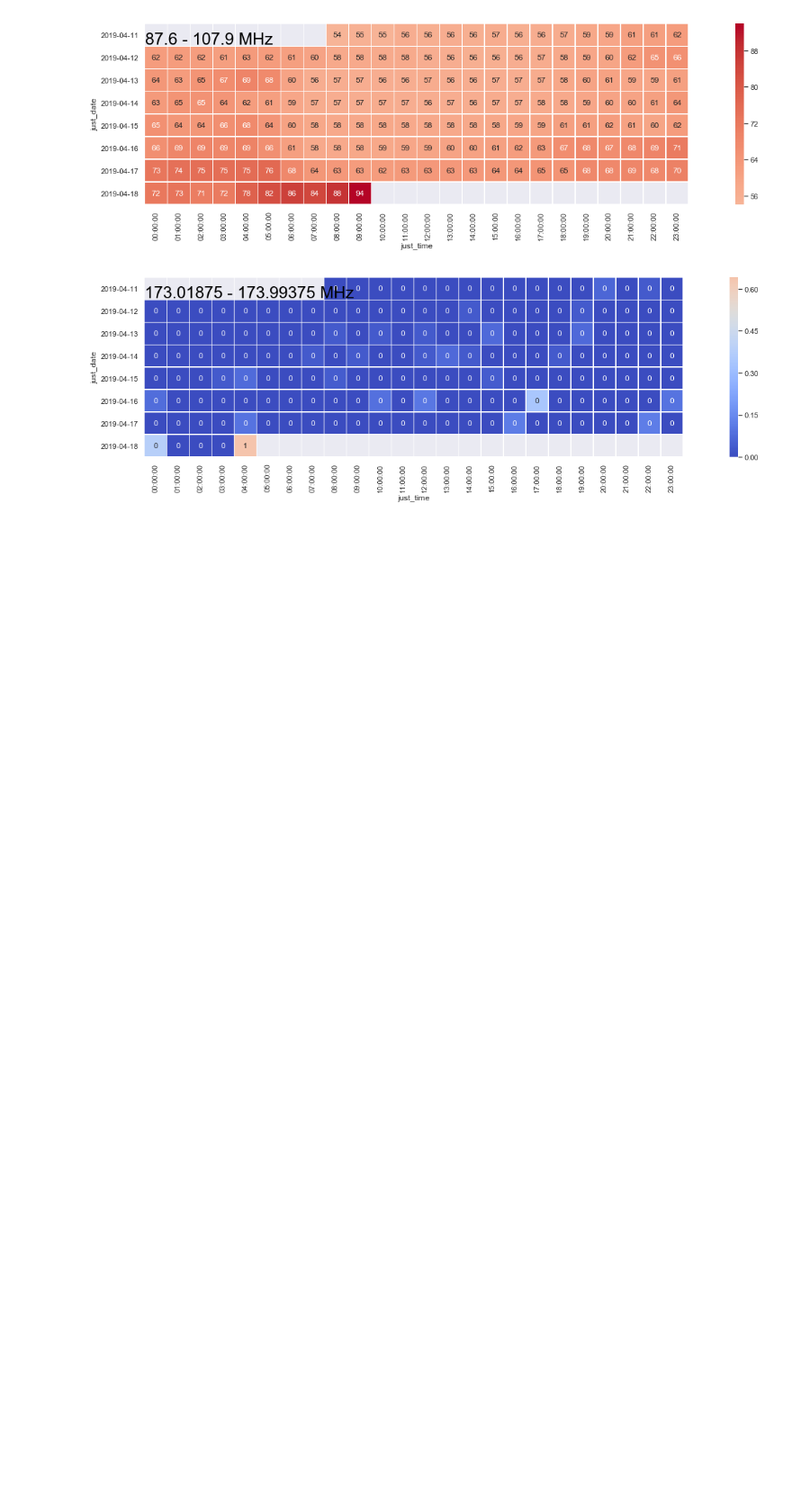
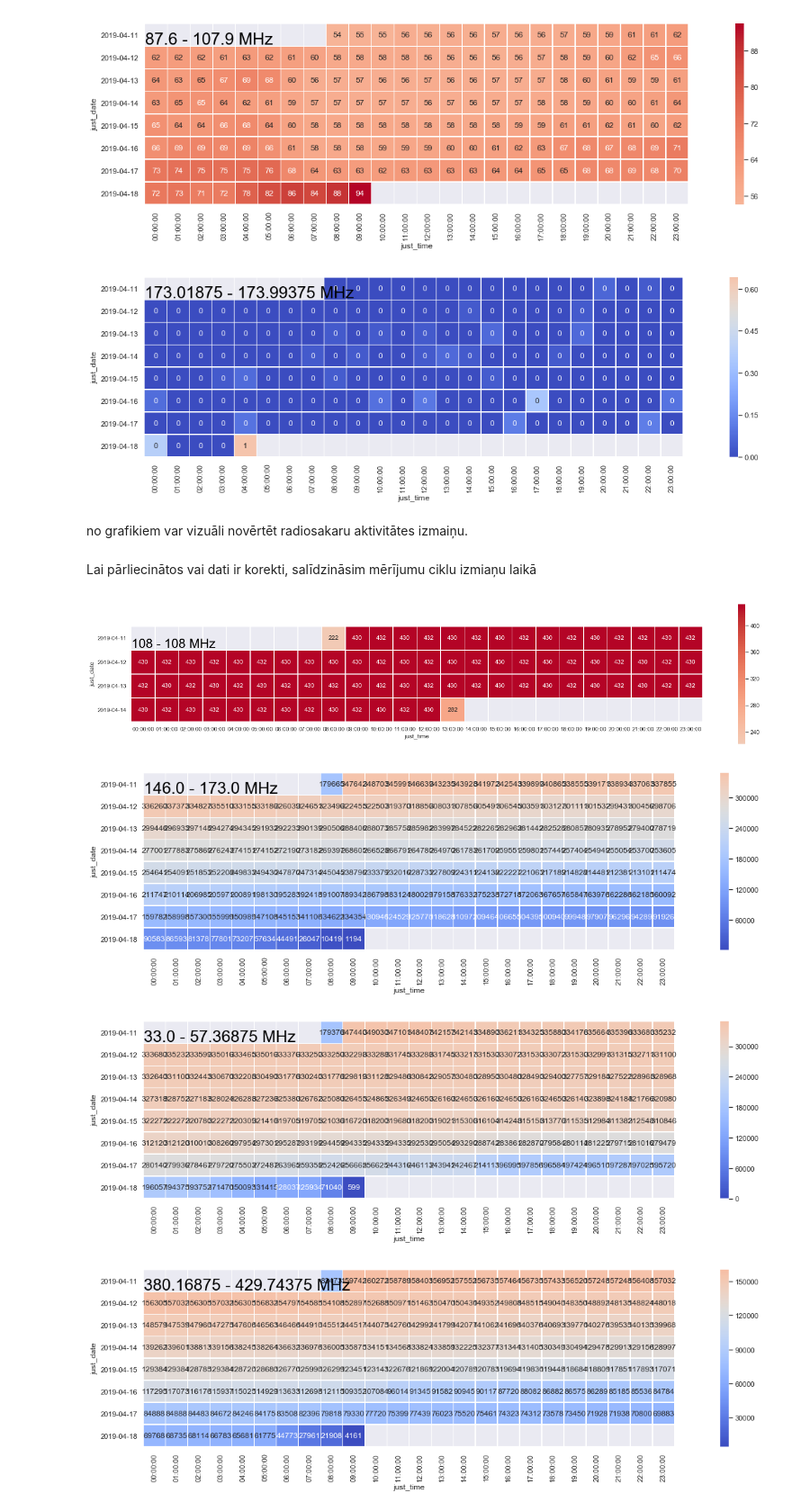
Before and after one commit to ilmars/RCS_Data_Analysis_Python_2019_homeworks, a Jupyter notebook: projekts/projekts.ipynb, the cells around one changed output. Shown at 90% size. Cells and saved outputs as stored; diff of their text form; code cells hidden in the pictures; blank space fills up the shorter version.

```diff
--- a/projekts/projekts.ipynb
+++ b/projekts/projekts.ipynb
@@ -309,3 +316,7 @@ createCharts(10015968)
 [figure]
 [figure]
 [figure]
+# %% [markdown]
+no grafikiem var vizuāli novērtēt radiosakaru aktivitātes izmaiņu.
+# %% [markdown]
+Lai pārliecinātos vai dati ir korekti, salīdzināsim mērījumu ciklu izmiaņu laikā
@@ -311,0 +369,7 @@ createCharts(10015968)
+# %%
+createCharts1(10015968)
+# %% [output]
+[figure, added]
+[figure, added]
+[figure, added]
+[figure, added]
```
Also changed, not shown: parts of 54 cells of this notebook.
